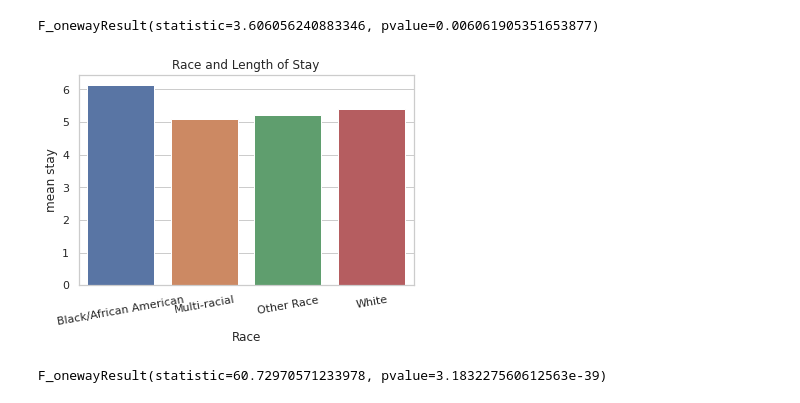
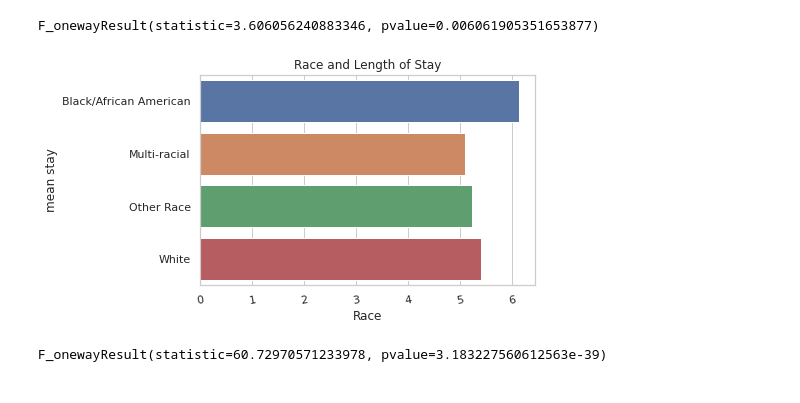
Before and after one commit to KetakiN/Springboard, a Jupyter notebook: NYSDOH_EDA_KetakiNagarkar.ipynb, the cells around one changed output. Cells and saved outputs as stored; diff of their text form; code cells hidden in the pictures.

```diff
--- a/NYSDOH_EDA_KetakiNagarkar.ipynb
+++ b/NYSDOH_EDA_KetakiNagarkar.ipynb
@@ -480,16 +480,16 @@ stats.f_oneway(a,b,c,d,e)
 F_onewayResult(statistic=3.606056240883346, pvalue=0.006061905351653877)
 # %%
 dfrace=df.groupby('Race')['Length_of_Stay'].mean().reset_index()
-ax=sns.barplot(x='Race',y='Length_of_Stay',data=dfrace)
+ax=sns.barplot(y='Race',x='Length_of_Stay',data=dfrace,orient='h')
 plt.setp(ax.get_xticklabels(),rotation=10)
 plt.xlabel('Race')
 plt.ylabel('mean stay')
 plt.title('Race and Length of Stay')
 plt.gcf().subplots_adjust(bottom=0.15)
 #plt.savefig('bar_race.png')
 plt.show()
 # %% [output]
-[figure, old version]
+[figure, new version]
 # %%
 # Run a one way ANOVA to check for statistical significance
 AA=df[df['Race']=='Black/African American']['Length_of_Stay']
```
Also changed, not shown: parts of 6 cells of this notebook.
